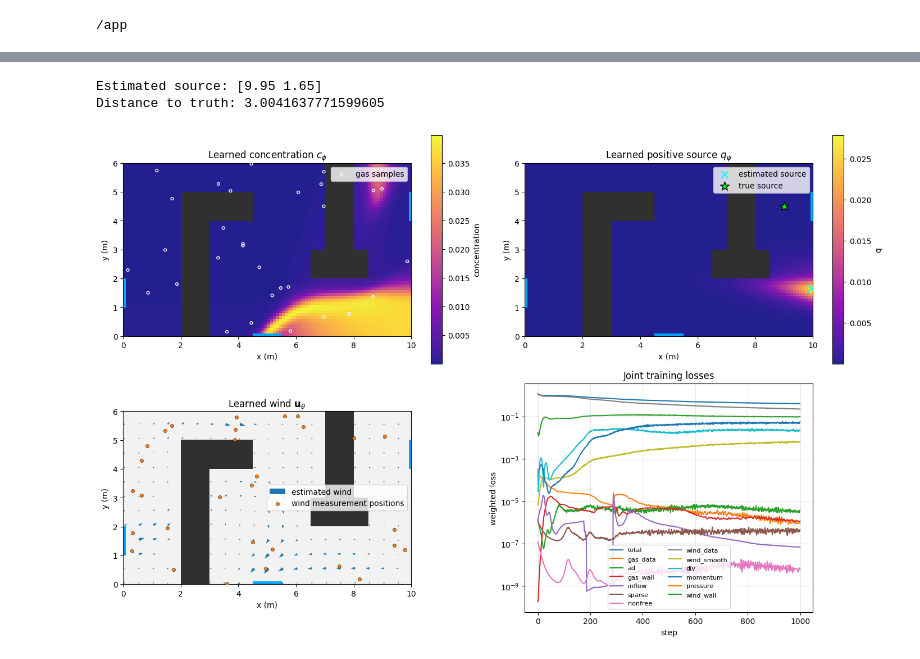
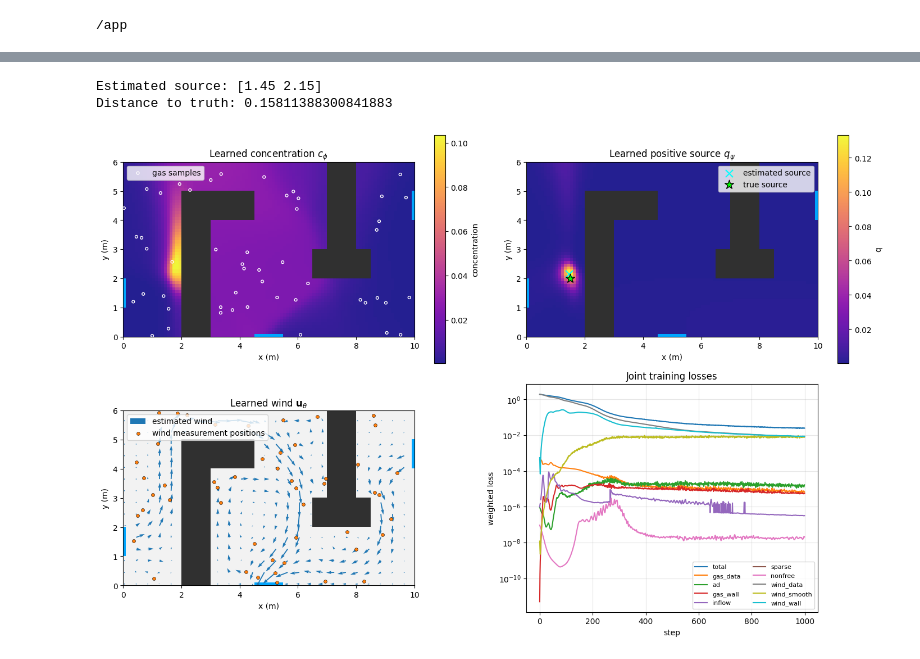
Before and after one commit to domaiii/PINN-estimator, a Jupyter notebook: examples/unknown_wind_source_estimation.ipynb, the cells around one changed output, grey strips where cells are left out. Saved outputs shown, nothing was run; the diff lists cells and outputs as text; code cells hidden in the pictures.

Commit message:
Modular classes for wind and gas sample based source estimation

```diff
--- a/examples/unknown_wind_source_estimation.ipynb
+++ b/examples/unknown_wind_source_estimation.ipynb
@@ -59,7 +40,9 @@ import numpy as np
 import torch
 
 from source_estimation_pinn.environment import OccupancyGrid
-from source_estimation_pinn.estimation import (
+from source_estimation_pinn.estimation.estimator import (
+    #NavierStokesWindConfig,
+    StreamFunctionWindConfig,
     WindGasSourceConfig,
     WindGasSourceEstimator,
 )
@@ -67,17 +50,17 @@ from source_estimation_pinn.measurements import GasSampleSet, WindSampleSet
 
 # Synthetic example data
 case_dir = "data/example_labyrinth"
-true_source = np.array([9.0, 4.5])  # evaluation only, not used for training
+true_source = np.array([1.5, 2.0])  # evaluation only, not used for training
 
 torch.manual_seed(12)
 occupancy = OccupancyGrid.from_msh_file(
     f"{case_dir}/labyrinth_2d_fine.msh", resolution=0.1
 )
 gas_samples = GasSampleSet.from_csv(
-    f"{case_dir}/gas_gt9.0_4.5.csv", n=50, random_seed=1
+    f"{case_dir}/gas_gt1.5_2.0.csv", n=50, random_seed=123
 )
 wind_samples = WindSampleSet.from_csv(
-    f"{case_dir}/wind_gt.csv", n=50, random_seed=2
+    f"{case_dir}/wind_gt.csv", n=50, random_seed=128
 )
 # %% [output]
 /app
@@ -201,41 +190,41 @@ axes[0, 1].legend()
 rows, columns = np.indices(occupancy.free_mask.shape)
 plot_mask = (
     occupancy.free_mask
-    & (rows % 5 == 0)
-    & (columns % 5 == 0)
+    & (rows % 4 == 0)
+    & (columns % 4 == 0)
 )
 xx, yy = np.meshgrid(occupancy.x_centers, occupancy.y_centers)
 wind_plot_points = np.column_stack((xx[plot_mask], yy[plot_mask]))
 uv_plot = estimator.predict_wind(wind_plot_points)
 
 ax = axes[1, 0]
 occupancy.plot(ax=ax, title=r"Learned wind $\mathbf{u}_\theta$")
 ax.get_legend().remove()
-quiver_options = dict(angles="xy", scale_units="xy", scale=8.0, zorder=3)
+quiver_options = dict(angles="xy", scale_units="xy", scale=6.0, zorder=3)
 ax.quiver(
     wind_plot_points[:, 0], wind_plot_points[:, 1],
     uv_plot[:, 0], uv_plot[:, 1],
     color="tab:blue", label="estimated wind", **quiver_options,
 )
 ax.scatter(
     wind_samples.positions[:, 0], wind_samples.positions[:, 1],
     s=18, color="tab:orange", edgecolor="black", linewidth=0.4,
     label="wind measurement positions", zorder=4,
 )
 ax.legend()
 
 ax = axes[1, 1]
 for name, values in history.losses.items():
     values = np.asarray(values)
     ax.semilogy(np.where(values > 0, values, np.nan), label=name)
 ax.set(title="Joint training losses", xlabel="step", ylabel="weighted loss")
 ax.grid(True, which="both", alpha=0.3)
 ax.legend(fontsize=8, ncol=2)
 
 print("Estimated source:", source_estimate)
 print("Distance to truth:", np.linalg.norm(source_estimate - true_source))
 plt.show()
 # %% [output]
-Estimated source: [9.95 1.65]
-Distance to truth: 3.0041637771599605
+Estimated source: [1.45 2.15]
+Distance to truth: 0.15811388300841883
-[figure, old version]
+[figure, new version]
```
Also changed, not shown: parts of 5 cells of this notebook, 5 other files.
